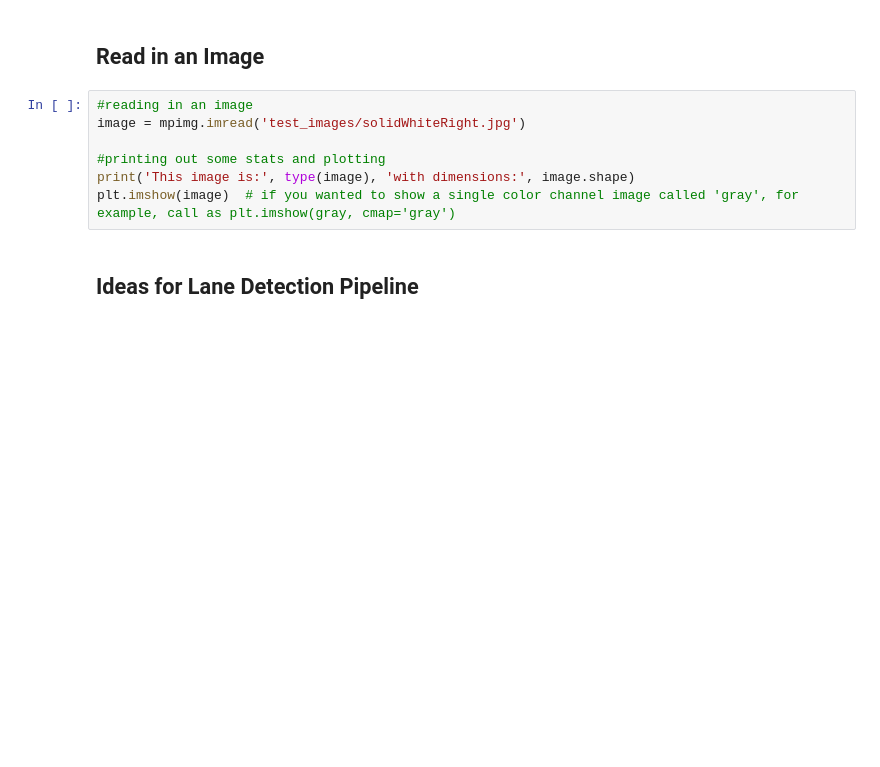
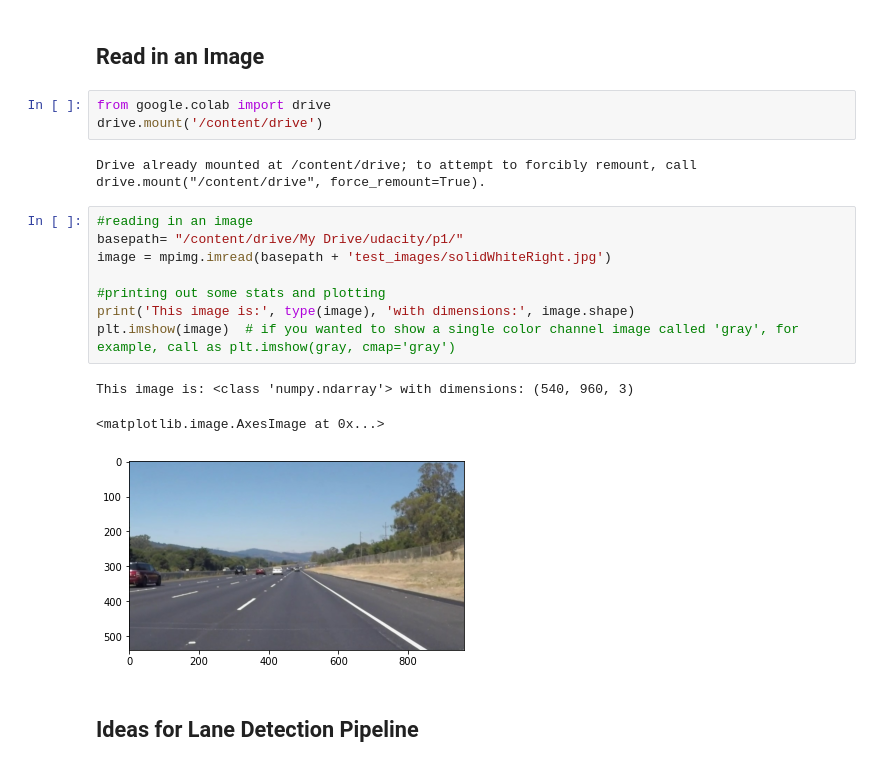
Before and after one commit to ParisaMousavi/CarND-LaneLines-P1, a Jupyter notebook: P1.ipynb, the cells around one changed output. Cells and saved outputs as stored; diff of their text form; blank space fills up the shorter version.

```diff
--- a/P1.ipynb
+++ b/P1.ipynb
@@ -54,12 +50,22 @@ ModuleNotFoundError: No module named 'cv2'
 # %% [markdown]
 ## Read in an Image
+# %%
+from google.colab import drive
+drive.mount('/content/drive')
+# %% [output]
+Drive already mounted at /content/drive; to attempt to forcibly remount, call drive.mount("/content/drive", force_remount=True).
 # %%
 #reading in an image
-image = mpimg.imread('test_images/solidWhiteRight.jpg')
+basepath= "/content/drive/My Drive/udacity/p1/"
+image = mpimg.imread(basepath + 'test_images/solidWhiteRight.jpg')
 
 #printing out some stats and plotting
 print('This image is:', type(image), 'with dimensions:', image.shape)
 plt.imshow(image)  # if you wanted to show a single color channel image called 'gray', for example, call as plt.imshow(gray, cmap='gray')
+# %% [output]
+This image is: <class 'numpy.ndarray'> with dimensions: (540, 960, 3)
+<matplotlib.image.AxesImage at 0x...>
+[figure, added]
 # %% [markdown]
 ## Ideas for Lane Detection Pipeline
 # %% [markdown]
```
Also changed, not shown: parts of 2 cells of this notebook.
